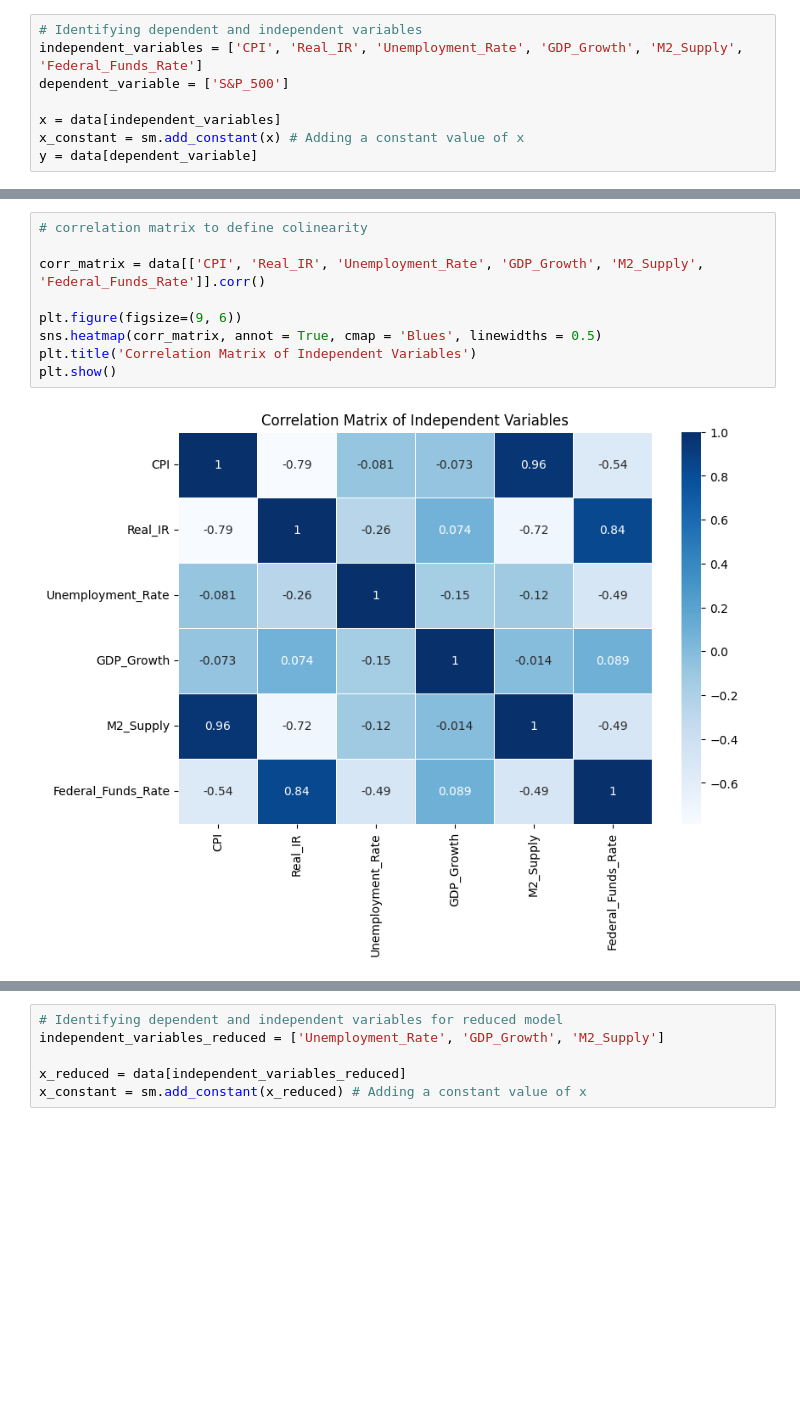
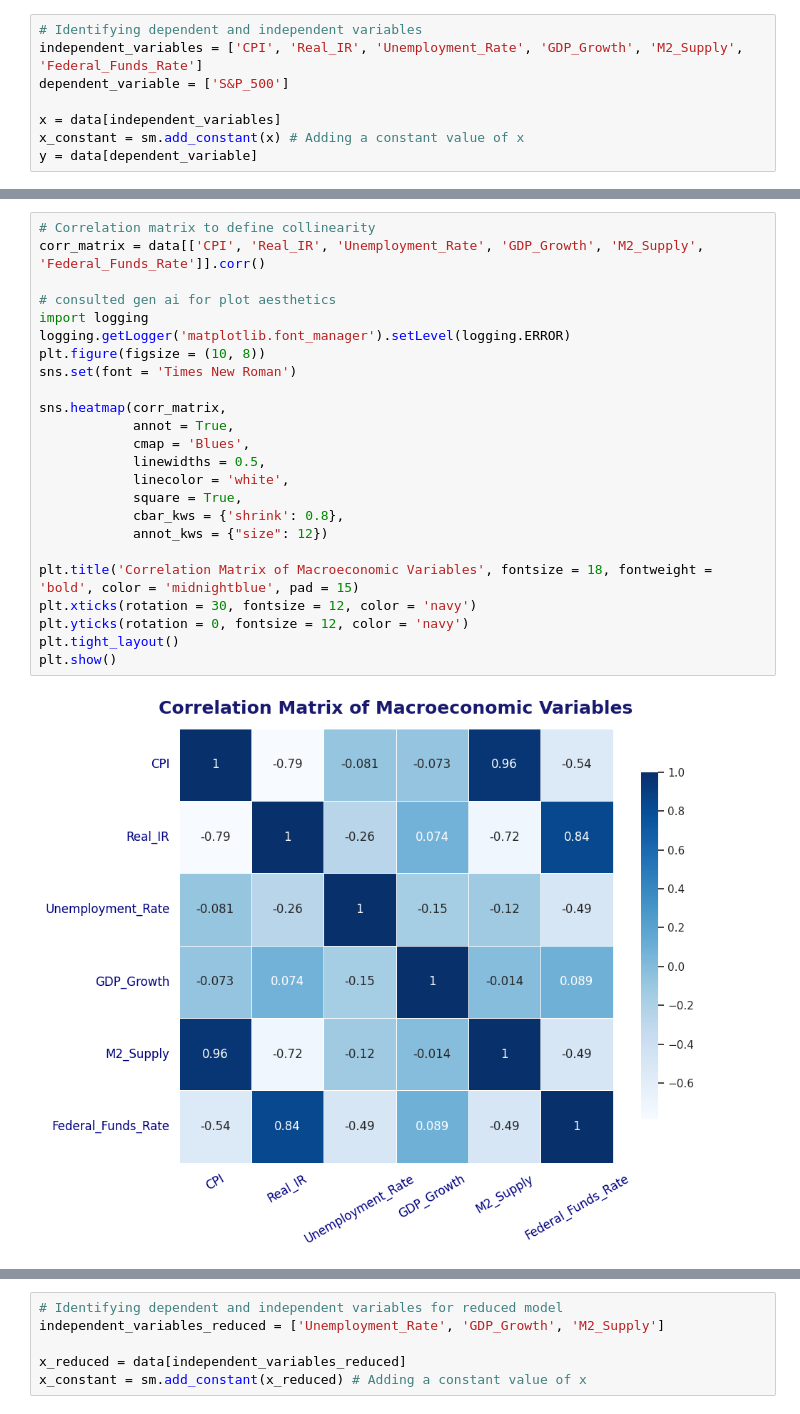
Before and after one commit to allarde2/Macroeconomic-Factors-Stock-Maket-Performance-CMSE-202-final-project-, a Jupyter notebook: multiple/S&P 500 Multiple.ipynb, the cells around one changed output, grey strips where cells are left out. Cells and saved outputs as stored; diff of their text form; blank space fills up the shorter version.

```diff
--- a/multiple/S&P 500 Multiple.ipynb
+++ b/multiple/S&P 500 Multiple.ipynb
@@ -84,12 +124,27 @@ Federal Funds Rate (coefficient = 24.018): A one unit increase in federal funds
 # %%
-# correlation matrix to define colinearity
-
+# Correlation matrix to define collinearity
 corr_matrix = data[['CPI', 'Real_IR', 'Unemployment_Rate', 'GDP_Growth', 'M2_Supply', 'Federal_Funds_Rate']].corr()
 
-plt.figure(figsize=(9, 6))
-sns.heatmap(corr_matrix, annot = True, cmap = 'Blues', linewidths = 0.5)
-plt.title('Correlation Matrix of Independent Variables')
+# consulted gen ai for plot aesthetics
+import logging
+logging.getLogger('matplotlib.font_manager').setLevel(logging.ERROR)
+plt.figure(figsize = (10, 8))
+sns.set(font = 'Times New Roman')
+
+sns.heatmap(corr_matrix,
+            annot = True,
+            cmap = 'Blues',
+            linewidths = 0.5,
+            linecolor = 'white',
+            square = True,
+            cbar_kws = {'shrink': 0.8},
+            annot_kws = {"size": 12})
+
+plt.title('Correlation Matrix of Macroeconomic Variables', fontsize = 18, fontweight = 'bold', color = 'midnightblue', pad = 15)
+plt.xticks(rotation = 30, fontsize = 12, color = 'navy')
+plt.yticks(rotation = 0, fontsize = 12, color = 'navy')
+plt.tight_layout()
 plt.show()
 # %% [output]
-[figure, old version]
+[figure, new version]
 # %% [markdown]
```
Also changed, not shown: parts of 16 cells of this notebook.
